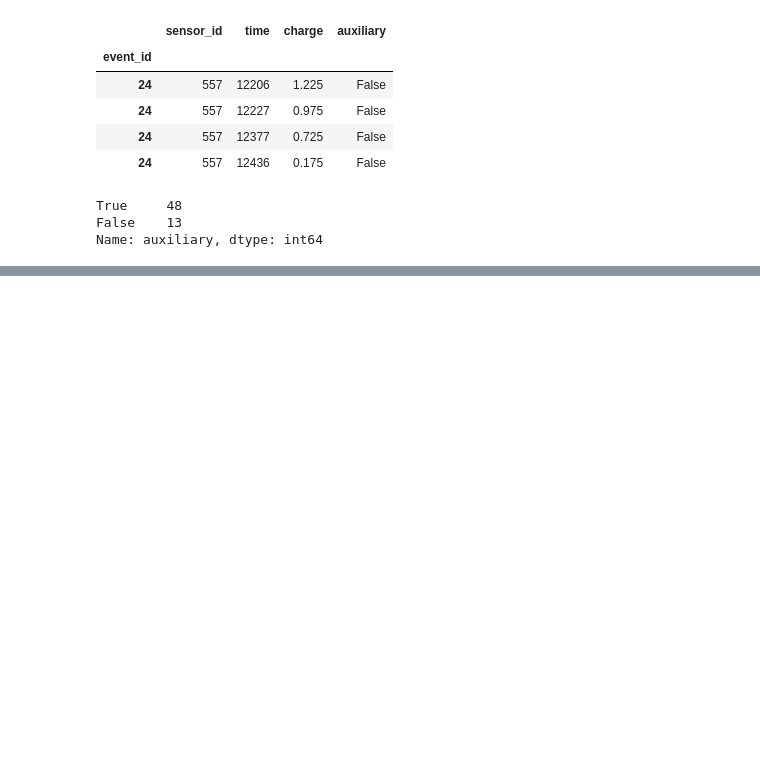
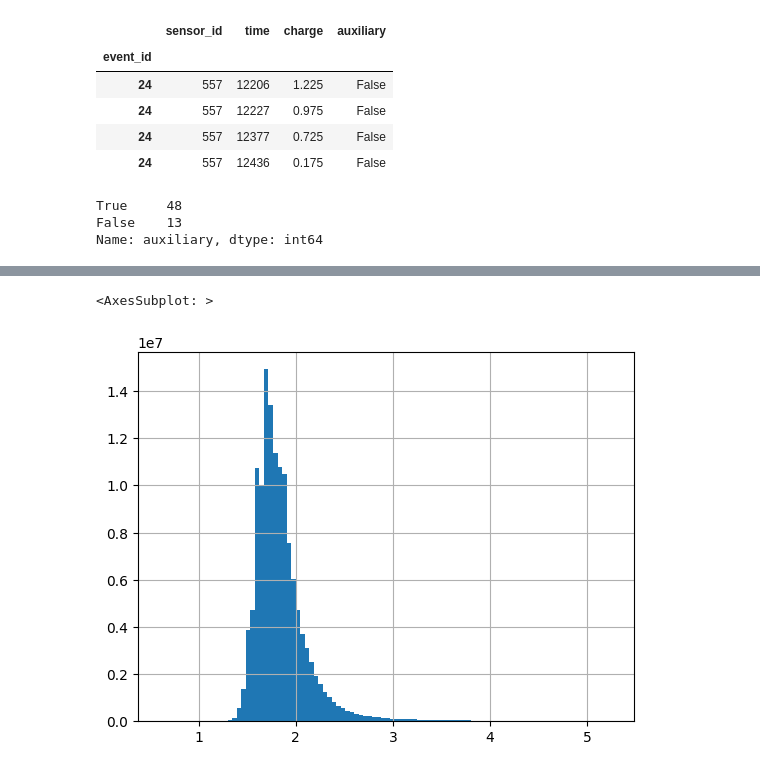
Before and after one commit to Anjum48/icecube-neutrinos-in-deep-ice, a Jupyter notebook: notebooks/eda.ipynb, the cells around one changed output, grey strips where cells are left out. Cells and saved outputs as stored; diff of their text form; code cells hidden in the pictures; blank space fills up the shorter version.

```diff
--- a/notebooks/eda.ipynb
+++ b/notebooks/eda.ipynb
@@ -90,6 +94,6 @@ for index, row in sensors.iterrows():
 # %% [output]
 [figure]
 # %%
-meta = pd.read_parquet(INPUT_PATH / "train_meta.parquet").query("batch_id == 1")
+meta = pd.read_parquet(INPUT_PATH / "train_meta.parquet")
 meta.shape
 # %% [output]
@@ -153,0 +160,7 @@ Name: auxiliary, dtype: int64
+# %%
+del meta["azimuth"]
+del meta["zenith"]
+
+meta["n_pulses"] = meta["last_pulse_index"] - meta["first_pulse_index"]
+
+meta.head()
@@ -153,0 +174,5 @@ Name: auxiliary, dtype: int64
+# %%
+np.log10(meta["n_pulses"]).hist(bins=100)
+# %% [output]
+<AxesSubplot: >
+[figure, added]
```
Also changed, not shown: parts of 6 cells of this notebook, 2 other files.
